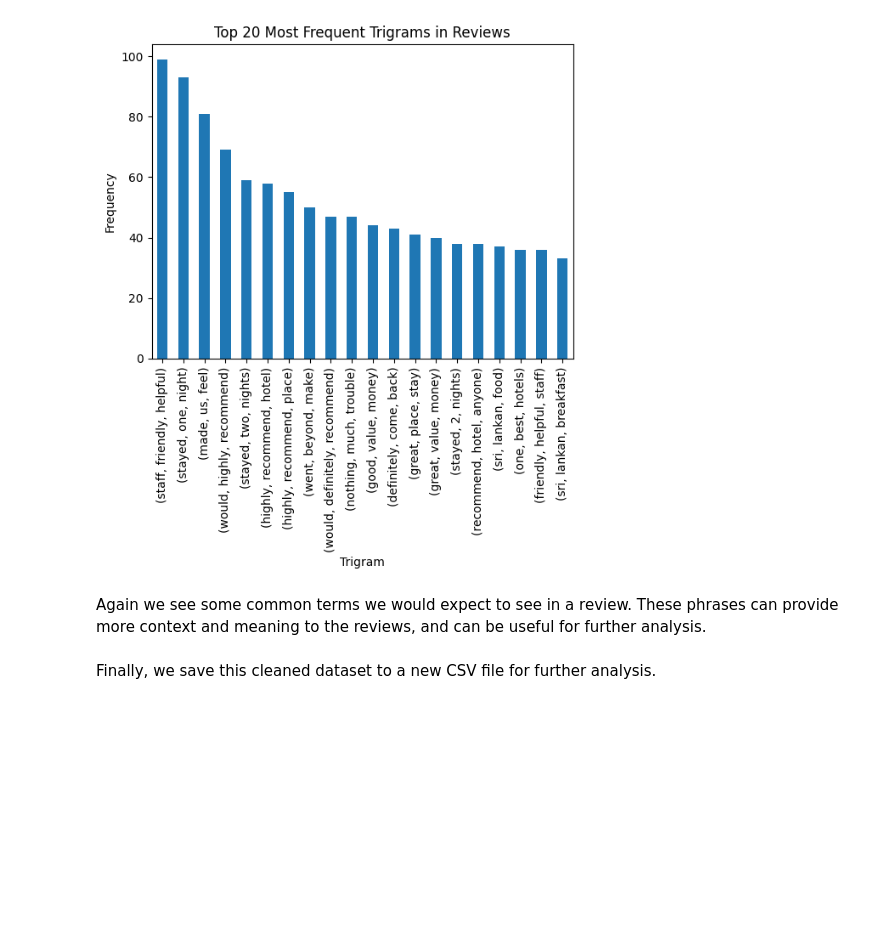
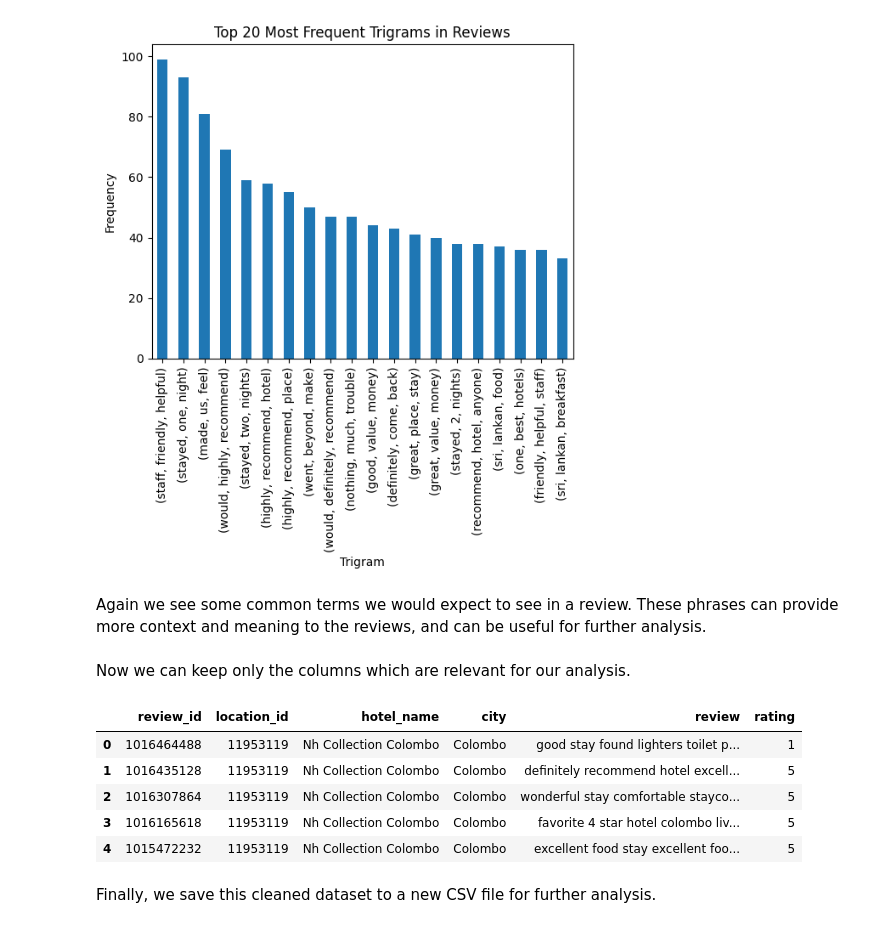
Before and after one commit to kaneeldias/sri-lanka-hotel-reviews, a Jupyter notebook: task-1-describe.ipynb, the cells around one changed output. Drawn from its saved outputs; the diff is of its cells as text; code cells hidden in the pictures; blank space fills up the shorter version.

```diff
--- a/task-1-describe.ipynb
+++ b/task-1-describe.ipynb
@@ -447,6 +447,18 @@ plt.show()
 [figure]
 # %% [markdown]
 Again we see some common terms we would expect to see in a review. These phrases can provide more context and meaning to the reviews, and can be useful for further analysis.
+# %% [markdown]
+Now we can keep only the columns which are relevant for our analysis.
+# %%
+reviews = reviews[["review_id", "location_id", "hotel_name", "city", "review", "rating"]]
+reviews.head()
+# %% [output]
+|  | review_id | location_id | hotel_name | city | review | rating |
+| 0 | 1016464488 | 11953119 | Nh Collection Colombo | Colombo | good stay found lighters toilet p... | 1 |
+| 1 | 1016435128 | 11953119 | Nh Collection Colombo | Colombo | definitely recommend hotel excell... | 5 |
+| 2 | 1016307864 | 11953119 | Nh Collection Colombo | Colombo | wonderful stay comfortable stayco... | 5 |
+| 3 | 1016165618 | 11953119 | Nh Collection Colombo | Colombo | favorite 4 star hotel colombo liv... | 5 |
+| 4 | 1015472232 | 11953119 | Nh Collection Colombo | Colombo | excellent food stay excellent foo... | 5 |
 # %% [markdown]
 Finally, we save this cleaned dataset to a new CSV file for further analysis.
 # %%
```
Also changed, not shown: 4 other files.
